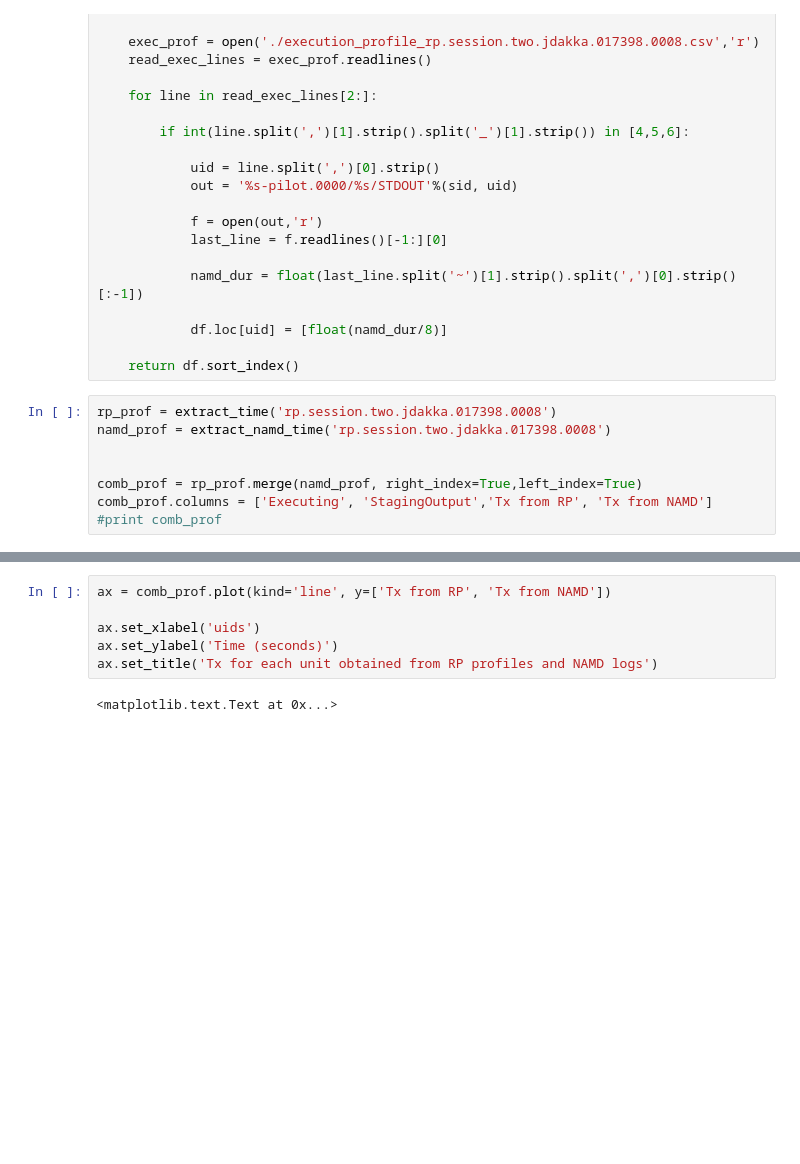
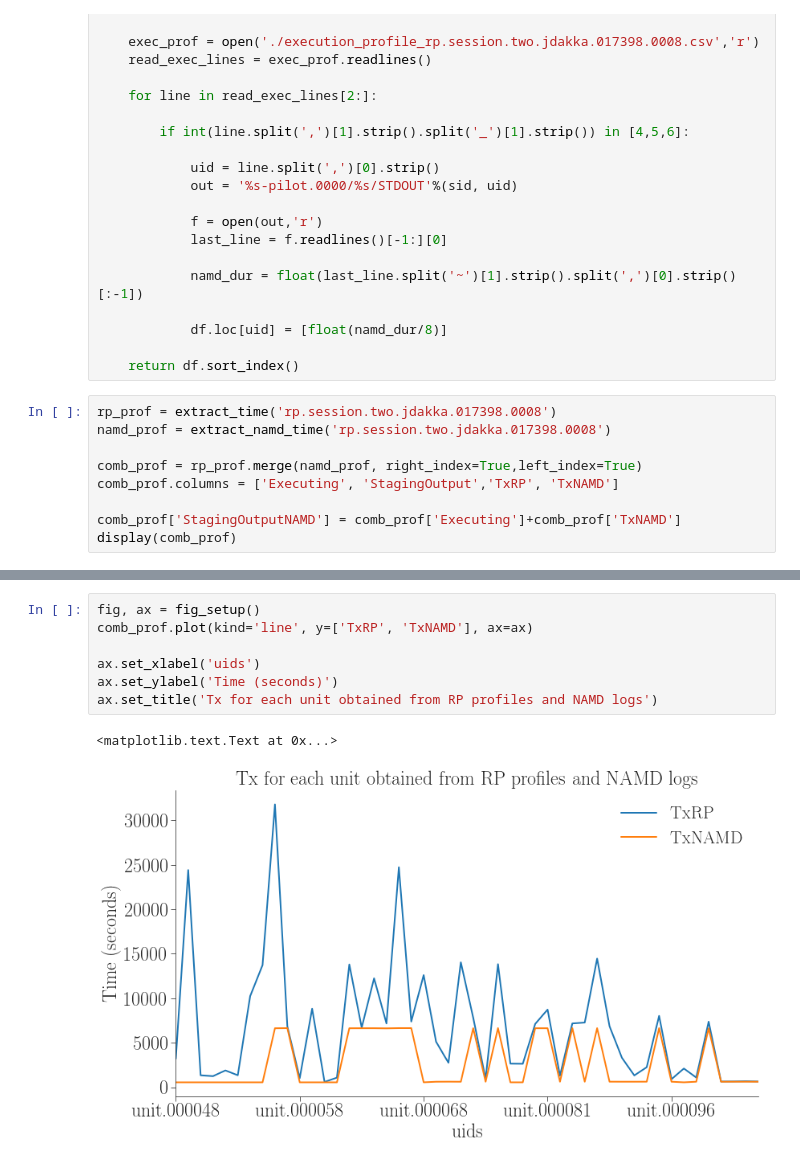
Before and after one commit to radical-experiments/htbac-experiments, a Jupyter notebook: weak_scaling_namd_entk4/null-ws-128cores-trial1/calculate_timestamps_and_tx.ipynb, the cells around one changed output, grey strips where cells are left out. Cells and saved outputs as stored; diff of their text form; blank space fills up the shorter version.

Commit message:
Analyze diff Tx RP and NAMD and derive Tx from NAMD durations

```diff
--- a/weak_scaling_namd_entk4/null-ws-128cores-trial1/calculate_timestamps_and_tx.ipynb
+++ b/weak_scaling_namd_entk4/null-ws-128cores-trial1/calculate_timestamps_and_tx.ipynb
@@ -94,7 +171,8 @@ def extract_namd_time(sid):
 rp_prof = extract_time('rp.session.two.jdakka.017398.0008')
 namd_prof = extract_namd_time('rp.session.two.jdakka.017398.0008')
 
+comb_prof = rp_prof.merge(namd_prof, right_index=True,left_index=True)
+comb_prof.columns = ['Executing', 'StagingOutput','TxRP', 'TxNAMD']
 
-comb_prof = rp_prof.merge(namd_prof, right_index=True,left_index=True)
-comb_prof.columns = ['Executing', 'StagingOutput','Tx from RP', 'Tx from NAMD']
-#print comb_prof
+comb_prof['StagingOutputNAMD'] = comb_prof['Executing']+comb_prof['TxNAMD']
+display(comb_prof)
@@ -101,8 +198,10 @@ comb_prof.columns = ['Executing', 'StagingOutput','Tx from RP', 'Tx from NAMD']
 # %%
-ax = comb_prof.plot(kind='line', y=['Tx from RP', 'Tx from NAMD'])
+fig, ax = fig_setup()
+comb_prof.plot(kind='line', y=['TxRP', 'TxNAMD'], ax=ax)
 
 ax.set_xlabel('uids')
 ax.set_ylabel('Time (seconds)')
 ax.set_title('Tx for each unit obtained from RP profiles and NAMD logs')
 # %% [output]
 <matplotlib.text.Text at 0x...>
+[figure, added]
```
Also changed, not shown: parts of 6 cells of this notebook.
